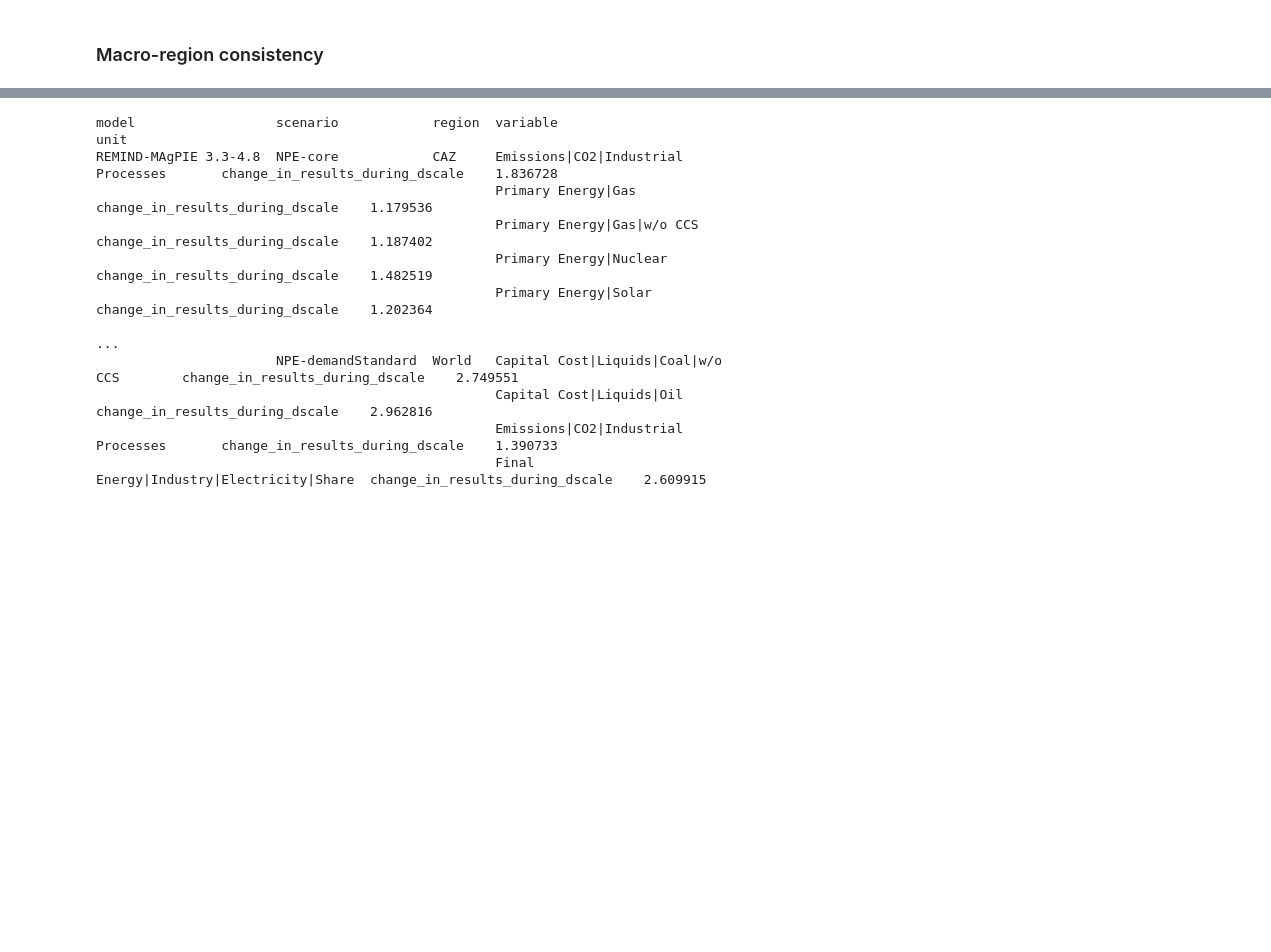
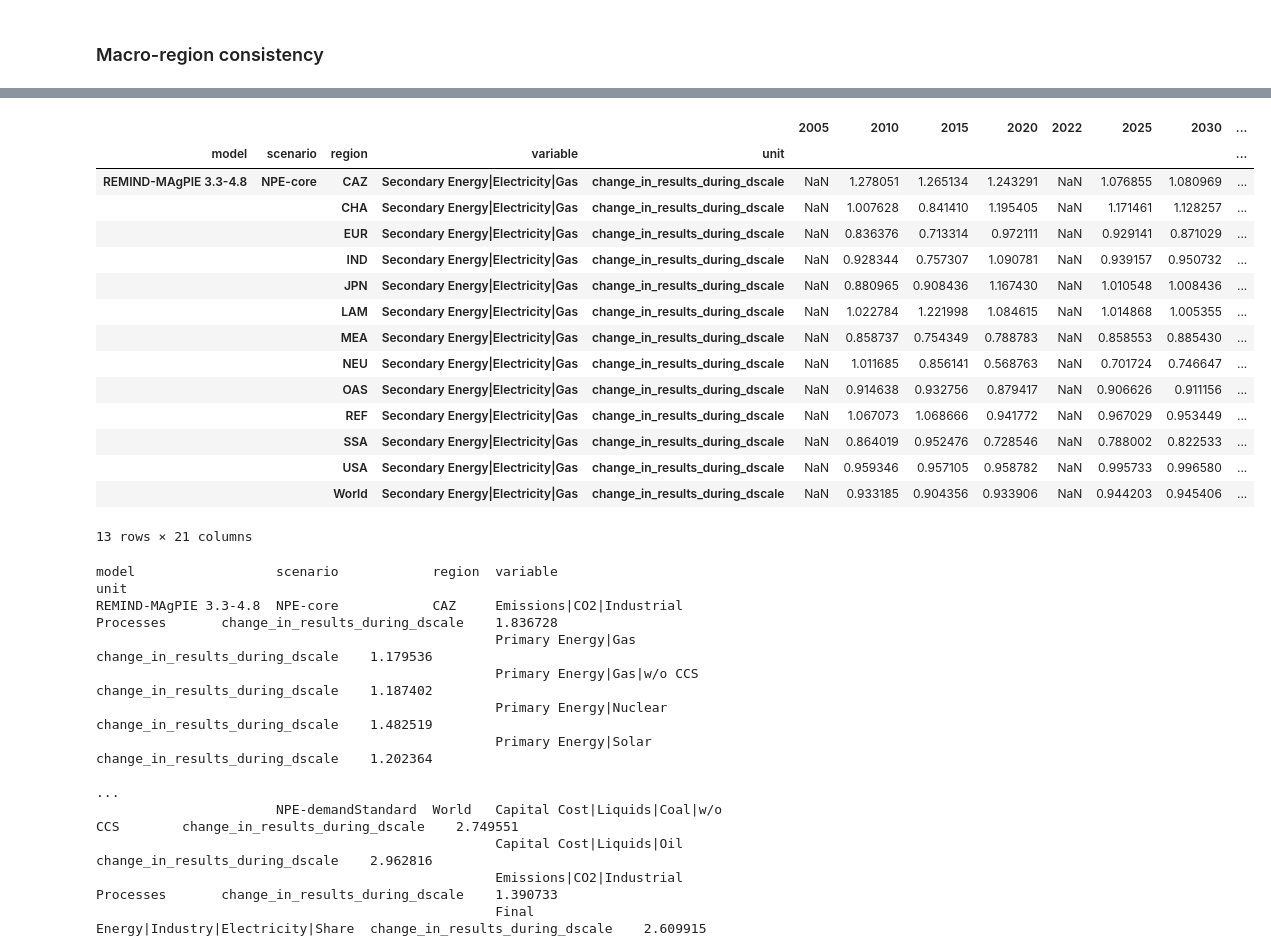
Before and after one commit to fabiosferra/DSCALE, a Jupyter notebook: notebook/explore_results.ipynb, the cells around one changed output, grey strips where cells are left out. Saved outputs shown, nothing was run; the diff lists cells and outputs as text; code cells hidden in the pictures; blank space fills up the shorter version.

```diff
--- a/notebook/explore_results.ipynb
+++ b/notebook/explore_results.ipynb
@@ -164,3 +205,22 @@ change_in_macro_data = change_in_macro_data.loc[~ismatch(variable='Price**')]
+# %%
+change_in_macro_data.loc[isin(variable = "Secondary Energy|Electricity|Gas")]
+# %% [output]
+|  |  |  |  |  | 2005 | 2010 | 2015 | 2020 | 2022 | 2025 | 2030 | ... |
+| model | scenario | region | variable | unit |  |  |  |  |  |  |  | ... |
+| REMIND-MAgPIE 3.3-4.8 | NPE-core | CAZ | Secondary Energy|Electricity|Gas | change_in_results_during_dscale | NaN | 1.278051 | 1.265134 | 1.243291 | NaN | 1.076855 | 1.080969 | ... |
+|  |  | CHA | Secondary Energy|Electricity|Gas | change_in_results_during_dscale | NaN | 1.007628 | 0.841410 | 1.195405 | NaN | 1.171461 | 1.128257 | ... |
+|  |  | EUR | Secondary Energy|Electricity|Gas | change_in_results_during_dscale | NaN | 0.836376 | 0.713314 | 0.972111 | NaN | 0.929141 | 0.871029 | ... |
+|  |  | IND | Secondary Energy|Electricity|Gas | change_in_results_during_dscale | NaN | 0.928344 | 0.757307 | 1.090781 | NaN | 0.939157 | 0.950732 | ... |
+|  |  | JPN | Secondary Energy|Electricity|Gas | change_in_results_during_dscale | NaN | 0.880965 | 0.908436 | 1.167430 | NaN | 1.010548 | 1.008436 | ... |
+|  |  | LAM | Secondary Energy|Electricity|Gas | change_in_results_during_dscale | NaN | 1.022784 | 1.221998 | 1.084615 | NaN | 1.014868 | 1.005355 | ... |
+|  |  | MEA | Secondary Energy|Electricity|Gas | change_in_results_during_dscale | NaN | 0.858737 | 0.754349 | 0.788783 | NaN | 0.858553 | 0.885430 | ... |
+|  |  | NEU | Secondary Energy|Electricity|Gas | change_in_results_during_dscale | NaN | 1.011685 | 0.856141 | 0.568763 | NaN | 0.701724 | 0.746647 | ... |
+|  |  | OAS | Secondary Energy|Electricity|Gas | change_in_results_during_dscale | NaN | 0.914638 | 0.932756 | 0.879417 | NaN | 0.906626 | 0.911156 | ... |
+|  |  | REF | Secondary Energy|Electricity|Gas | change_in_results_during_dscale | NaN | 1.067073 | 1.068666 | 0.941772 | NaN | 0.967029 | 0.953449 | ... |
+|  |  | SSA | Secondary Energy|Electricity|Gas | change_in_results_during_dscale | NaN | 0.864019 | 0.952476 | 0.728546 | NaN | 0.788002 | 0.822533 | ... |
+|  |  | USA | Secondary Energy|Electricity|Gas | change_in_results_during_dscale | NaN | 0.959346 | 0.957105 | 0.958782 | NaN | 0.995733 | 0.996580 | ... |
+|  |  | World | Secondary Energy|Electricity|Gas | change_in_results_during_dscale | NaN | 0.933185 | 0.904356 | 0.933906 | NaN | 0.944203 | 0.945406 | ... |
+13 rows × 21 columns
 # %%
 change_in_macro_data[change_in_macro_data[[2030]].gt(1.1).any(axis=1)][2030]
 # %% [output]
```
Also changed, not shown: parts of 9 cells of this notebook, 3 other files.
